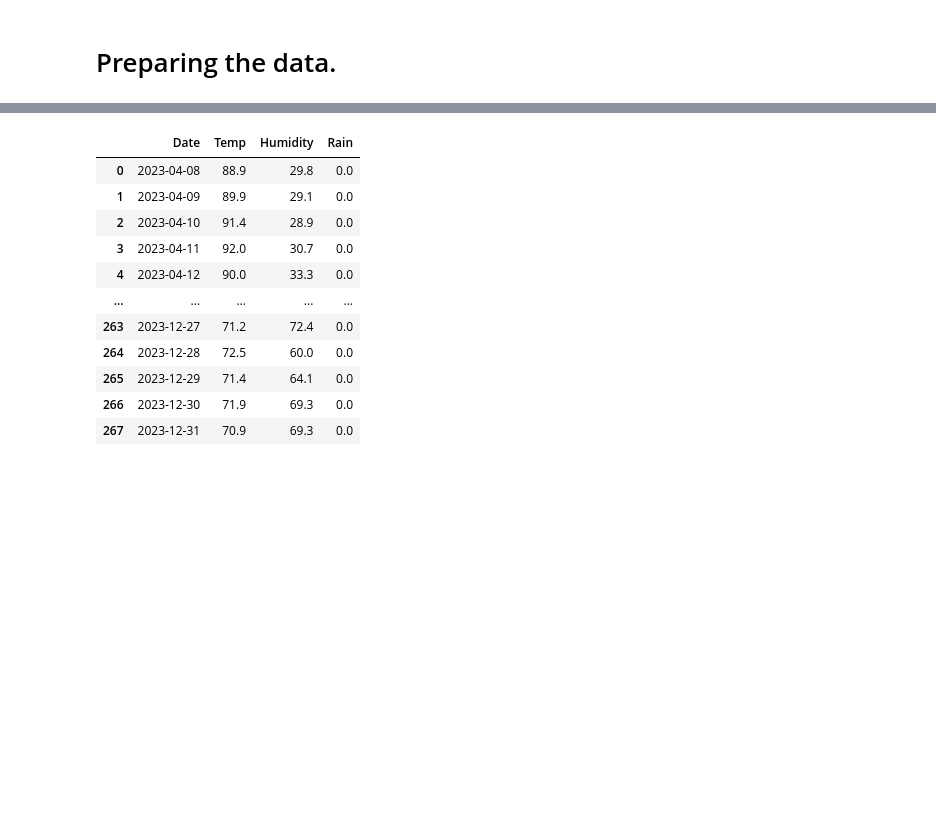
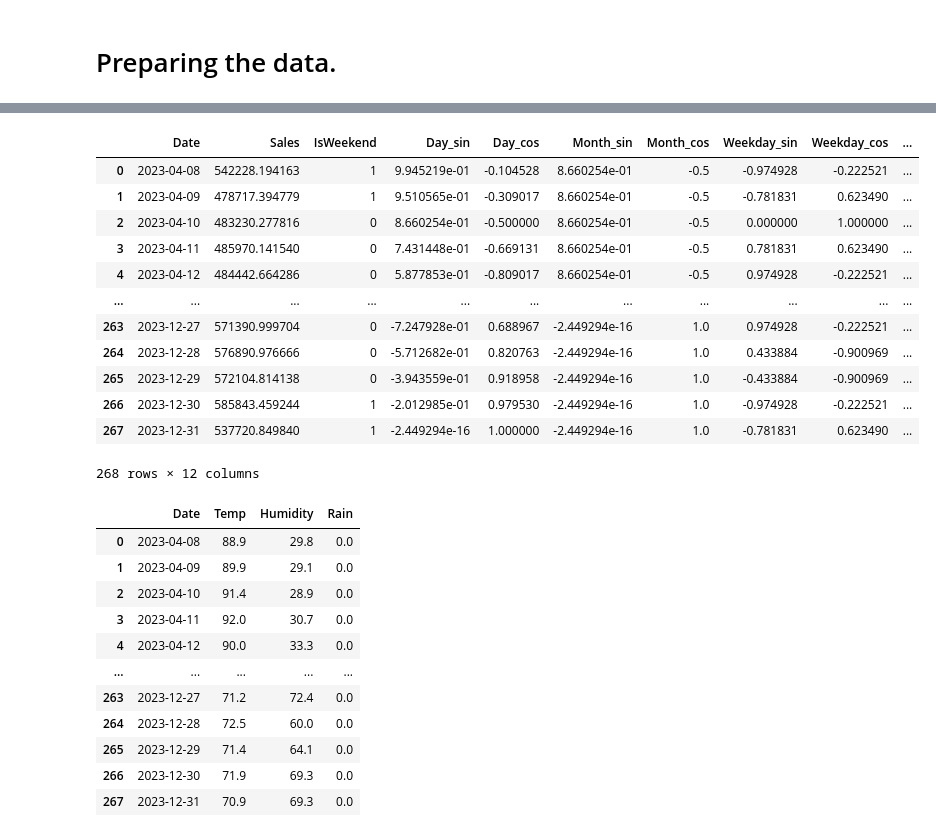
Before and after one commit to milan-roy/CDIS-Project, a Jupyter notebook: ATGL/Jupyer Notebooks/ATGL_FFNN_With_Weather_Mar_2025.ipynb, the cells around one changed output, grey strips where cells are left out. Cells and saved outputs as stored; diff of their text form; code cells hidden in the pictures; blank space fills up the shorter version.

```diff
--- a/ATGL/Jupyer Notebooks/ATGL_FFNN_With_Weather_Mar_2025.ipynb
+++ b/ATGL/Jupyer Notebooks/ATGL_FFNN_With_Weather_Mar_2025.ipynb
@@ -92,0 +93,18 @@ sales_df
+# %%
+df['Sales_MA_7'] = df['Sales'].rolling(window=7).mean().shift(1)  # 7-day moving avg
+df = df.dropna().reset_index(drop=True)
+df
+# %% [output]
+|  | Date | Sales | IsWeekend | Day_sin | Day_cos | Month_sin | Month_cos | Weekday_sin | Weekday_cos | ... |
+| 0 | 2023-04-08 | 542228.194163 | 1 | 9.945219e-01 | -0.104528 | 8.660254e-01 | -0.5 | -0.974928 | -0.222521 | ... |
+| 1 | 2023-04-09 | 478717.394779 | 1 | 9.510565e-01 | -0.309017 | 8.660254e-01 | -0.5 | -0.781831 | 0.623490 | ... |
+| 2 | 2023-04-10 | 483230.277816 | 0 | 8.660254e-01 | -0.500000 | 8.660254e-01 | -0.5 | 0.000000 | 1.000000 | ... |
+| 3 | 2023-04-11 | 485970.141540 | 0 | 7.431448e-01 | -0.669131 | 8.660254e-01 | -0.5 | 0.781831 | 0.623490 | ... |
+| 4 | 2023-04-12 | 484442.664286 | 0 | 5.877853e-01 | -0.809017 | 8.660254e-01 | -0.5 | 0.974928 | -0.222521 | ... |
+| ... | ... | ... | ... | ... | ... | ... | ... | ... | ... | ... |
+| 263 | 2023-12-27 | 571390.999704 | 0 | -7.247928e-01 | 0.688967 | -2.449294e-16 | 1.0 | 0.974928 | -0.222521 | ... |
+| 264 | 2023-12-28 | 576890.976666 | 0 | -5.712682e-01 | 0.820763 | -2.449294e-16 | 1.0 | 0.433884 | -0.900969 | ... |
+| 265 | 2023-12-29 | 572104.814138 | 0 | -3.943559e-01 | 0.918958 | -2.449294e-16 | 1.0 | -0.433884 | -0.900969 | ... |
+| 266 | 2023-12-30 | 585843.459244 | 1 | -2.012985e-01 | 0.979530 | -2.449294e-16 | 1.0 | -0.974928 | -0.222521 | ... |
+| 267 | 2023-12-31 | 537720.849840 | 1 | -2.449294e-16 | 1.000000 | -2.449294e-16 | 1.0 | -0.781831 | 0.623490 | ... |
+268 rows × 12 columns
```
Also changed, not shown: parts of 17 cells of this notebook, 8 other files.
